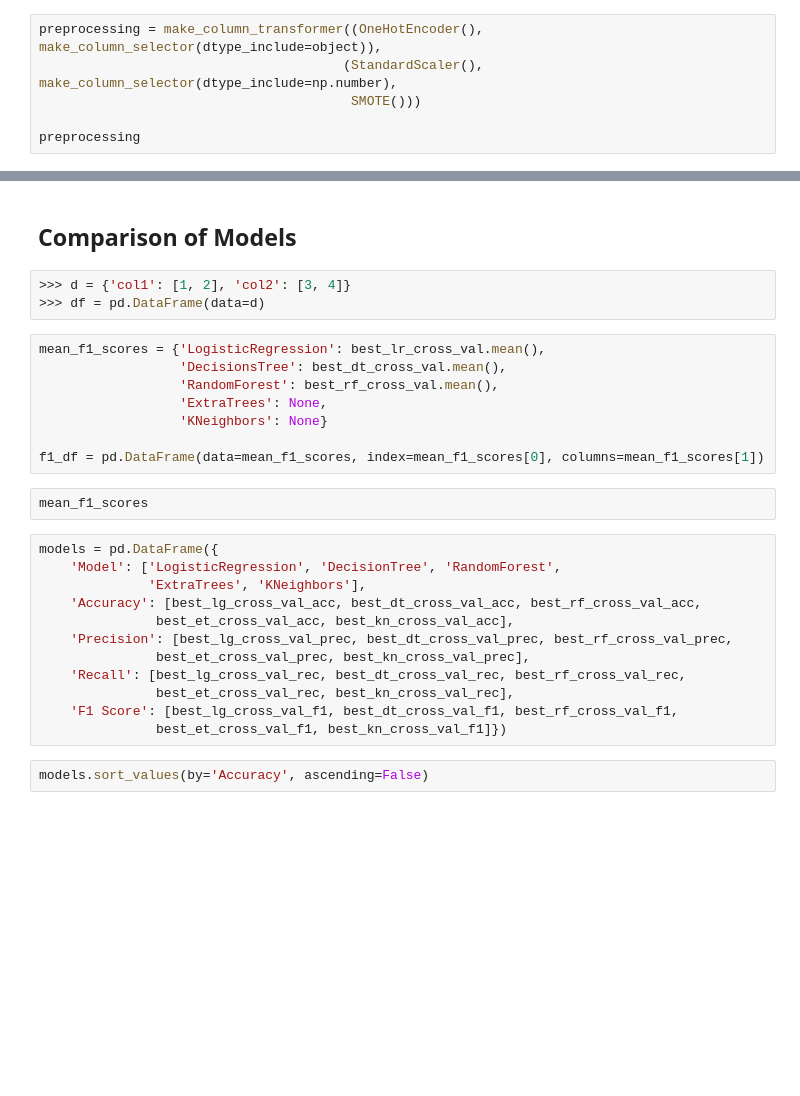
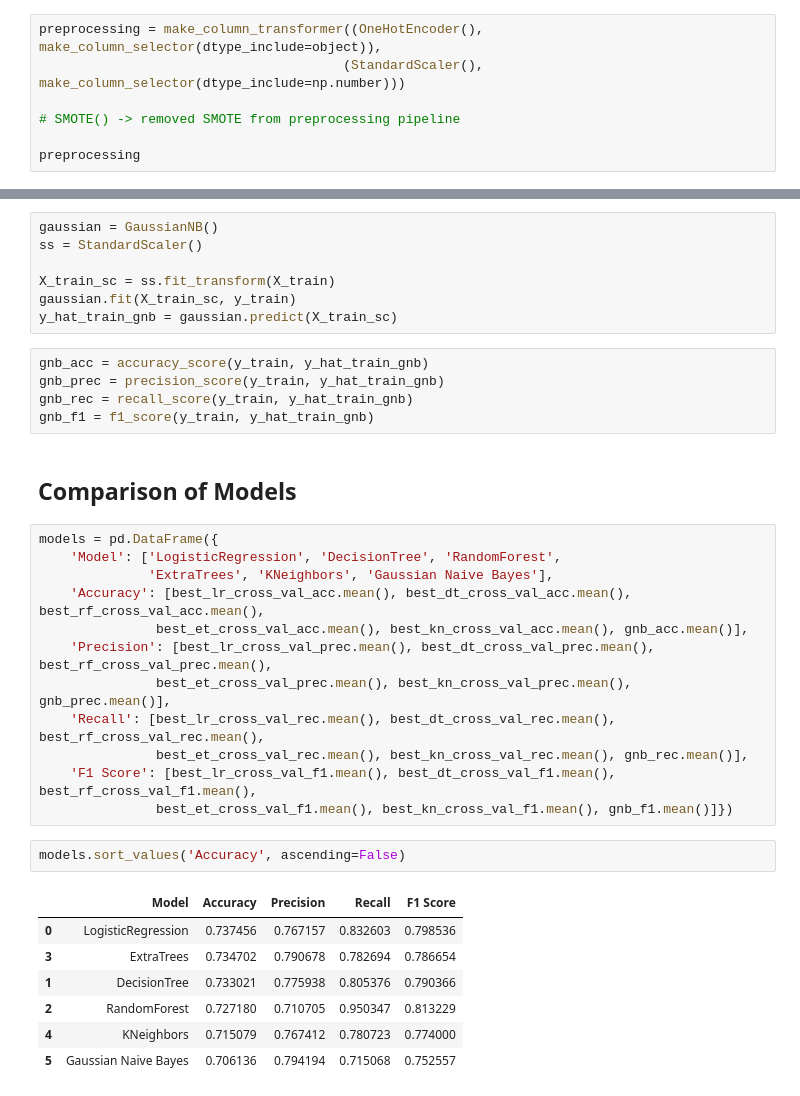
Before and after one commit to JJHick95/NFL-Play-Predictor, a Jupyter notebook: Models.ipynb, the cells around one changed output, grey strips where cells are left out. Drawn from its saved outputs; the diff is of its cells as text; blank space fills up the shorter version.

Commit message:
added additional models

```diff
--- a/Models.ipynb
+++ b/Models.ipynb
@@ -48,7 +46,8 @@ X_train.shape, X_test.shape, y_train.shape, y_test.shape
 # let's create a pipeline to do all of our preprocessing for us
 # %%
 preprocessing = make_column_transformer((OneHotEncoder(), make_column_selector(dtype_include=object)),
-                                       (StandardScaler(), make_column_selector(dtype_include=np.number),
-                                        SMOTE()))
+                                       (StandardScaler(), make_column_selector(dtype_include=np.number)))
+
+# SMOTE() -> removed SMOTE from preprocessing pipeline
 
 preprocessing
@@ -211,30 +350,37 @@ best_kn_cross_val_f1 = cross_val_score(best_kn_pipeline, X_train, y_train, scori
+# %%
+gaussian = GaussianNB()
+ss = StandardScaler()
+
+X_train_sc = ss.fit_transform(X_train)
+gaussian.fit(X_train_sc, y_train)
+y_hat_train_gnb = gaussian.predict(X_train_sc)
+# %%
+gnb_acc = accuracy_score(y_train, y_hat_train_gnb)
+gnb_prec = precision_score(y_train, y_hat_train_gnb)
+gnb_rec = recall_score(y_train, y_hat_train_gnb)
+gnb_f1 = f1_score(y_train, y_hat_train_gnb)
 # %% [markdown]
 ## Comparison of Models
-# %%
->>> d = {'col1': [1, 2], 'col2': [3, 4]}
->>> df = pd.DataFrame(data=d)
-# %%
-mean_f1_scores = {'LogisticRegression': best_lr_cross_val.mean(),
-                  'DecisionsTree': best_dt_cross_val.mean(),
-                  'RandomForest': best_rf_cross_val.mean(),
-                  'ExtraTrees': None,
-                  'KNeighbors': None}
-
-f1_df = pd.DataFrame(data=mean_f1_scores, index=mean_f1_scores[0], columns=mean_f1_scores[1])
-# %%
-mean_f1_scores
 # %%
 models = pd.DataFrame({
     'Model': ['LogisticRegression', 'DecisionTree', 'RandomForest',
-              'ExtraTrees', 'KNeighbors'],
-    'Accuracy': [best_lg_cross_val_acc, best_dt_cross_val_acc, best_rf_cross_val_acc,
-               best_et_cross_val_acc, best_kn_cross_val_acc],
-    'Precision': [best_lg_cross_val_prec, best_dt_cross_val_prec, best_rf_cross_val_prec,
-               best_et_cross_val_prec, best_kn_cross_val_prec],
-    'Recall': [best_lg_cross_val_rec, best_dt_cross_val_rec, best_rf_cross_val_rec,
-               best_et_cross_val_rec, best_kn_cross_val_rec],
-    'F1 Score': [best_lg_cross_val_f1, best_dt_cross_val_f1, best_rf_cross_val_f1,
-               best_et_cross_val_f1, best_kn_cross_val_f1]})
+              'ExtraTrees', 'KNeighbors', 'Gaussian Naive Bayes'],
+    'Accuracy': [best_lr_cross_val_acc.mean(), best_dt_cross_val_acc.mean(), best_rf_cross_val_acc.mean(),
+               best_et_cross_val_acc.mean(), best_kn_cross_val_acc.mean(), gnb_acc.mean()],
+    'Precision': [best_lr_cross_val_prec.mean(), best_dt_cross_val_prec.mean(), best_rf_cross_val_prec.mean(),
+               best_et_cross_val_prec.mean(), best_kn_cross_val_prec.mean(), gnb_prec.mean()],
+    'Recall': [best_lr_cross_val_rec.mean(), best_dt_cross_val_rec.mean(), best_rf_cross_val_rec.mean(),
+               best_et_cross_val_rec.mean(), best_kn_cross_val_rec.mean(), gnb_rec.mean()],
+    'F1 Score': [best_lr_cross_val_f1.mean(), best_dt_cross_val_f1.mean(), best_rf_cross_val_f1.mean(),
+               best_et_cross_val_f1.mean(), best_kn_cross_val_f1.mean(), gnb_f1.mean()]})
 # %%
-models.sort_values(by='Accuracy', ascending=False)
+models.sort_values('Accuracy', ascending=False)
+# %% [output]
+|  | Model | Accuracy | Precision | Recall | F1 Score |
+| 0 | LogisticRegression | 0.737456 | 0.767157 | 0.832603 | 0.798536 |
+| 3 | ExtraTrees | 0.734702 | 0.790678 | 0.782694 | 0.786654 |
+| 1 | DecisionTree | 0.733021 | 0.775938 | 0.805376 | 0.790366 |
+| 2 | RandomForest | 0.727180 | 0.710705 | 0.950347 | 0.813229 |
+| 4 | KNeighbors | 0.715079 | 0.767412 | 0.780723 | 0.774000 |
+| 5 | Gaussian Naive Bayes | 0.706136 | 0.794194 | 0.715068 | 0.752557 |
 # %%
```
Also changed, not shown: parts of 28 cells of this notebook, 1 other file.
